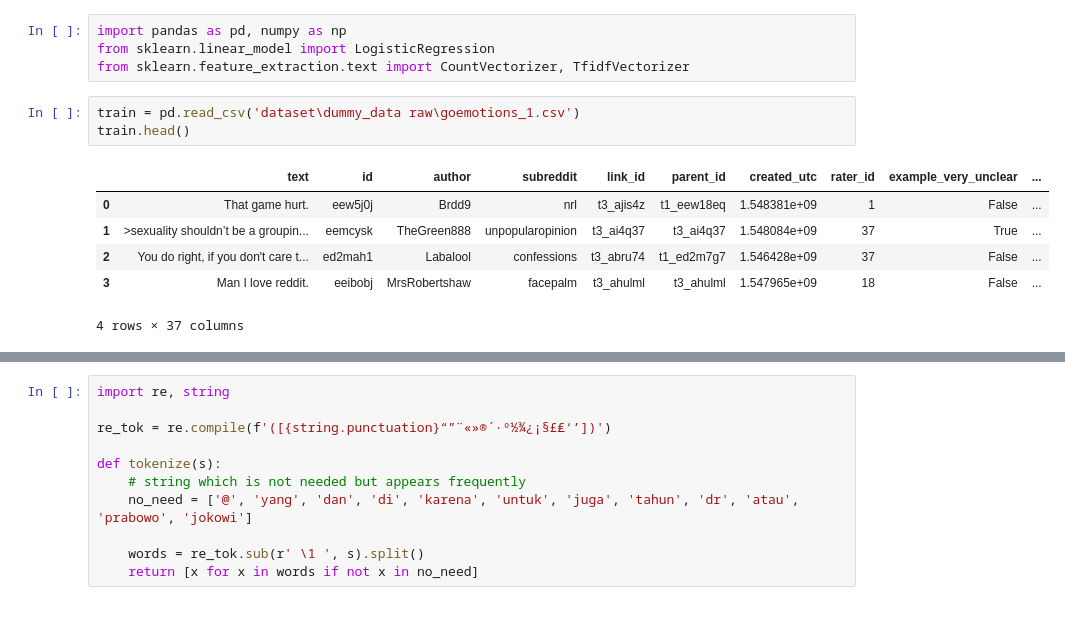
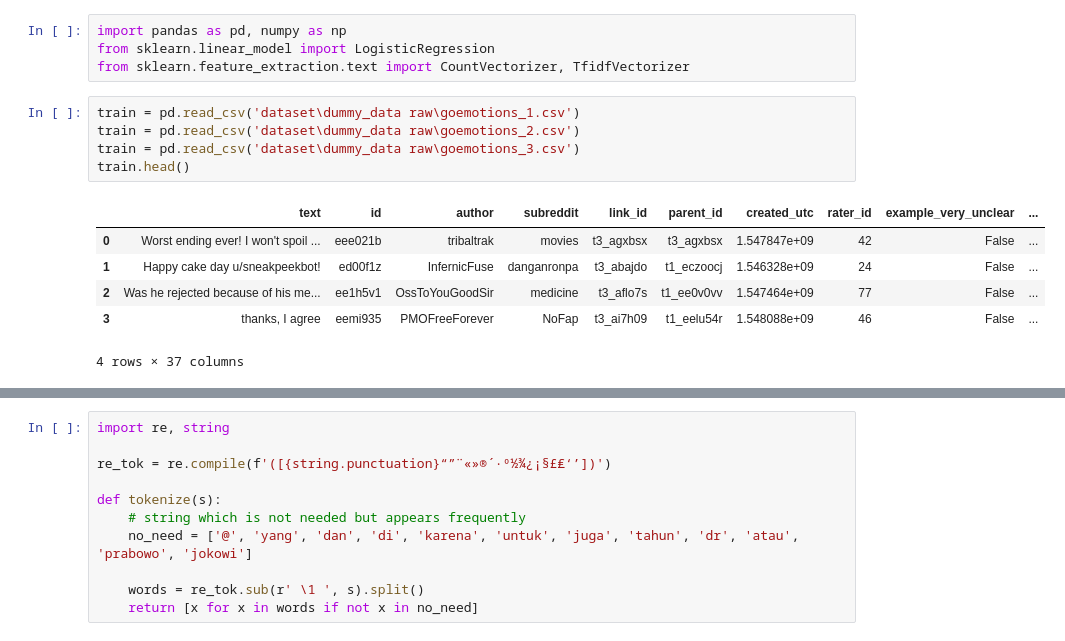
Before and after one commit to Kelompok-Achiera/Multi-Label-Emotion-Classification, a Jupyter notebook: sourcecode.ipynb, the cells around one changed output, grey strips where cells are left out. Saved outputs shown, nothing was run; the diff lists cells and outputs as text.

```diff
--- a/sourcecode.ipynb
+++ b/sourcecode.ipynb
@@ -4,13 +4,15 @@ from sklearn.linear_model import LogisticRegression
 from sklearn.feature_extraction.text import CountVectorizer, TfidfVectorizer
 # %%
 train = pd.read_csv('dataset\dummy_data raw\goemotions_1.csv')
+train = pd.read_csv('dataset\dummy_data raw\goemotions_2.csv')
+train = pd.read_csv('dataset\dummy_data raw\goemotions_3.csv')
 train.head()
 # %% [output]
 |  | text | id | author | subreddit | link_id | parent_id | created_utc | rater_id | example_very_unclear | ... |
-| 0 | That game hurt. | eew5j0j | Brdd9 | nrl | t3_ajis4z | t1_eew18eq | 1.548381e+09 | 1 | False | ... |
-| 1 | >sexuality shouldn’t be a groupin... | eemcysk | TheGreen888 | unpopularopinion | t3_ai4q37 | t3_ai4q37 | 1.548084e+09 | 37 | True | ... |
-| 2 | You do right, if you don't care t... | ed2mah1 | Labalool | confessions | t3_abru74 | t1_ed2m7g7 | 1.546428e+09 | 37 | False | ... |
-| 3 | Man I love reddit. | eeibobj | MrsRobertshaw | facepalm | t3_ahulml | t3_ahulml | 1.547965e+09 | 18 | False | ... |
+| 0 | Worst ending ever! I won't spoil ... | eee021b | tribaltrak | movies | t3_agxbsx | t3_agxbsx | 1.547847e+09 | 42 | False | ... |
+| 1 | Happy cake day u/sneakpeekbot! | ed00f1z | InfernicFuse | danganronpa | t3_abajdo | t1_eczoocj | 1.546328e+09 | 24 | False | ... |
+| 2 | Was he rejected because of his me... | ee1h5v1 | OssToYouGoodSir | medicine | t3_aflo7s | t1_ee0v0vv | 1.547464e+09 | 77 | False | ... |
+| 3 | thanks, I agree | eemi935 | PMOFreeForever | NoFap | t3_ai7h09 | t1_eelu54r | 1.548088e+09 | 46 | False | ... |
 4 rows × 37 columns
 # %%
 train.describe()
```
Also changed, not shown: parts of 4 cells of this notebook.
